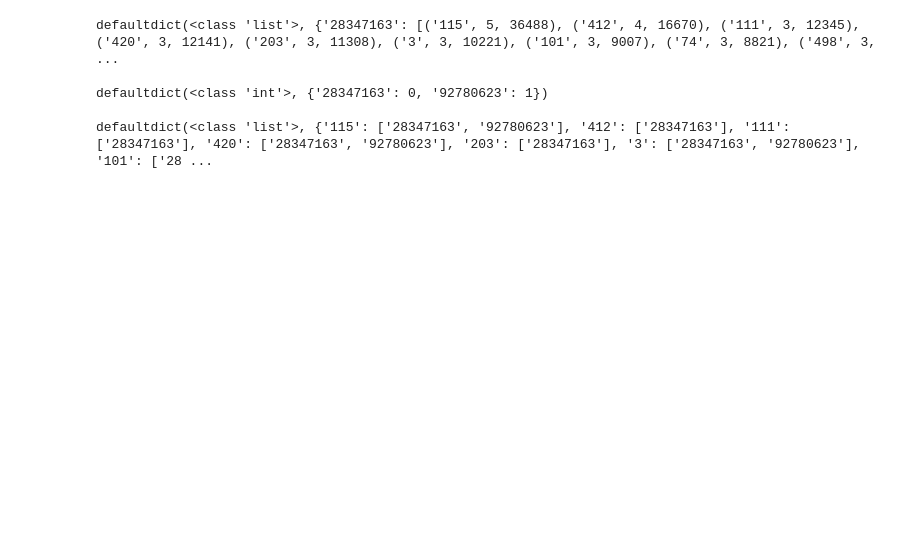
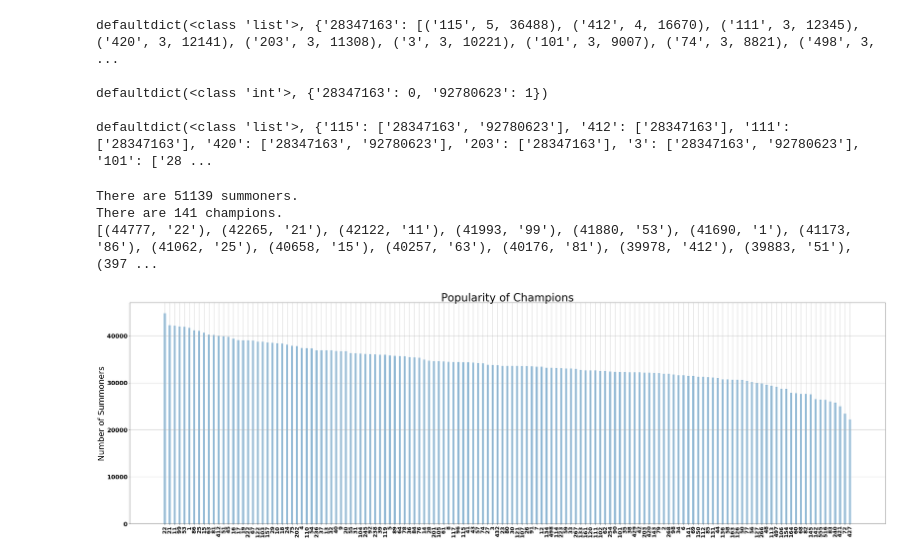
Before and after one commit to harryyizihan/predict_champions, a Jupyter notebook: Haozhe.ipynb, the cells around one changed output. Saved outputs shown, nothing was run; the diff lists cells and outputs as text; code cells hidden in the pictures; blank space fills up the shorter version.

```diff
--- a/Haozhe.ipynb
+++ b/Haozhe.ipynb
@@ -57,3 +67,53 @@ defaultdict(<class 'list'>, {'28347163': [('115', 5, 36488), ('412', 4, 16670),
 defaultdict(<class 'int'>, {'28347163': 0, '92780623': 1})
 
 defaultdict(<class 'list'>, {'115': ['28347163', '92780623'], '412': ['28347163'], '111': ['28347163'], '420': ['28347163', '92780623'], '203': ['28347163'], '3': ['28347163', '92780623'], '101': ['28 ...
+# %%
+summoner_champions, summoner_rank, champions_summoner = parse_data('DataCrawling/playersInfo.txt', 60000)
+# %%
+import matplotlib
+
+print('There are', len(summoner_champions), 'summoners.')
+print('There are', len(champions_summoner), 'champions.')
+
+# Find top 50 most popular champions
+champions_count = defaultdict(int)
+for user, champ_list in summoner_champions.items():
+    for champ, l, p in champ_list:
+        champions_count[champ] += 1
+
+popular_champs = [(champions_count[x], x) for x in champions_count]
+popular_champs.sort()
+popular_champs.reverse()
+print(popular_champs[:50])
+# %% [output]
+There are 51139 summoners.
+There are 141 champions.
+[(44777, '22'), (42265, '21'), (42122, '11'), (41993, '99'), (41880, '53'), (41690, '1'), (41173, '86'), (41062, '25'), (40658, '15'), (40257, '63'), (40176, '81'), (39978, '412'), (39883, '51'), (397 ...
+# %%
+import matplotlib.pyplot as plt; plt.rcdefaults()
+import numpy as np
+import matplotlib.pyplot as plt
+from matplotlib.pyplot import figure
+%matplotlib inline
+
+x_plot = [champ for count, champ in popular_champs]
+y_plot = [count for count, champ in popular_champs]
+
+y_pos = np.arange(len(x_plot))
+
+font = {'family' : 'normal',
+        'weight' : 'bold',
+        'size'   : 22}
+
+matplotlib.rc('font', **font)
+
+f, ax = plt.subplots(figsize=(50,15))
+plt.bar(y_pos, y_plot, align='center', alpha=0.5, width=0.4)
+plt.xticks(y_pos, x_plot,rotation=90, fontsize=20)
+plt.ylabel('Number of Summoners',fontsize=30)
+plt.title('Popularity of Champions',fontsize=40)
+plt.grid(True)
+
+plt.show()
+# %% [output]
+[figure, added]
```
Also changed, not shown: parts of 2 cells of this notebook, 1 other file.
